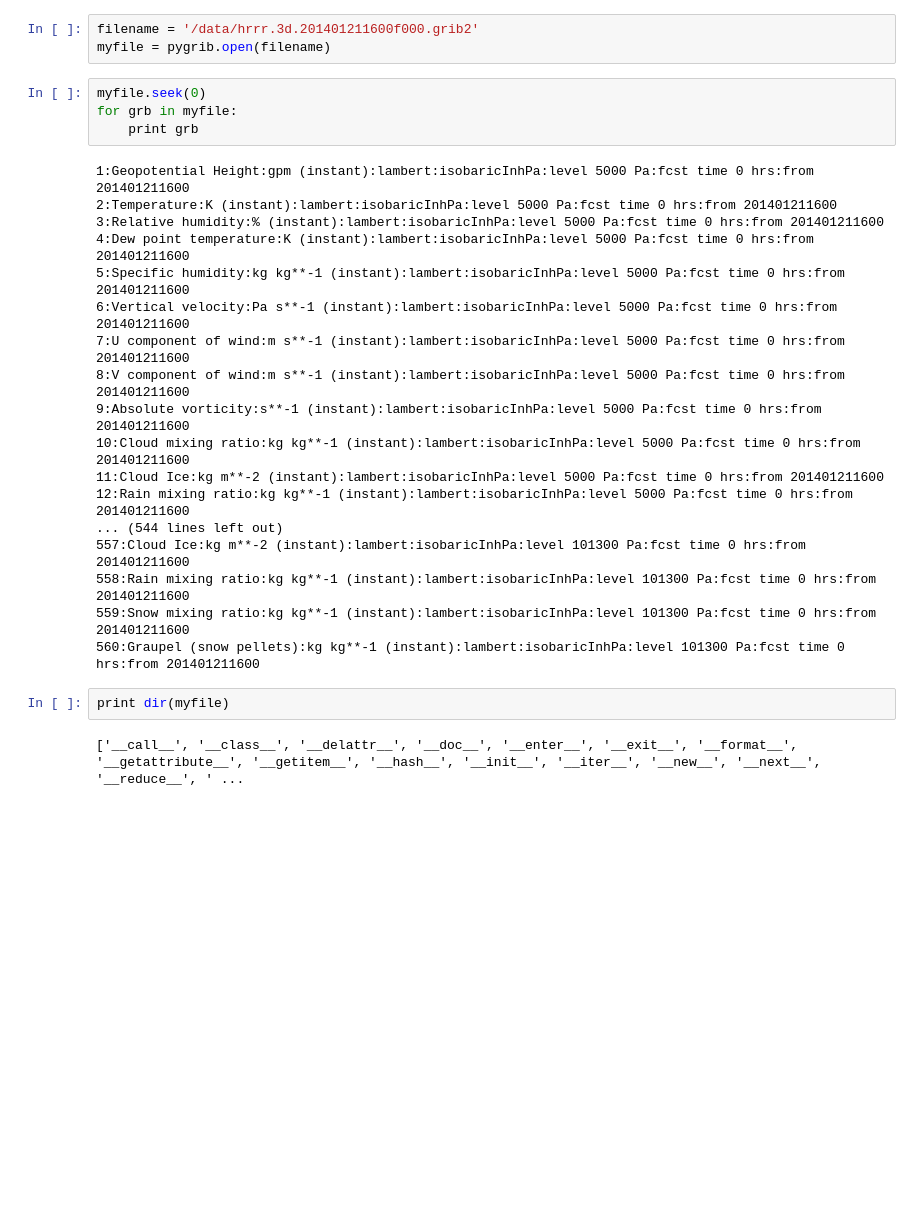
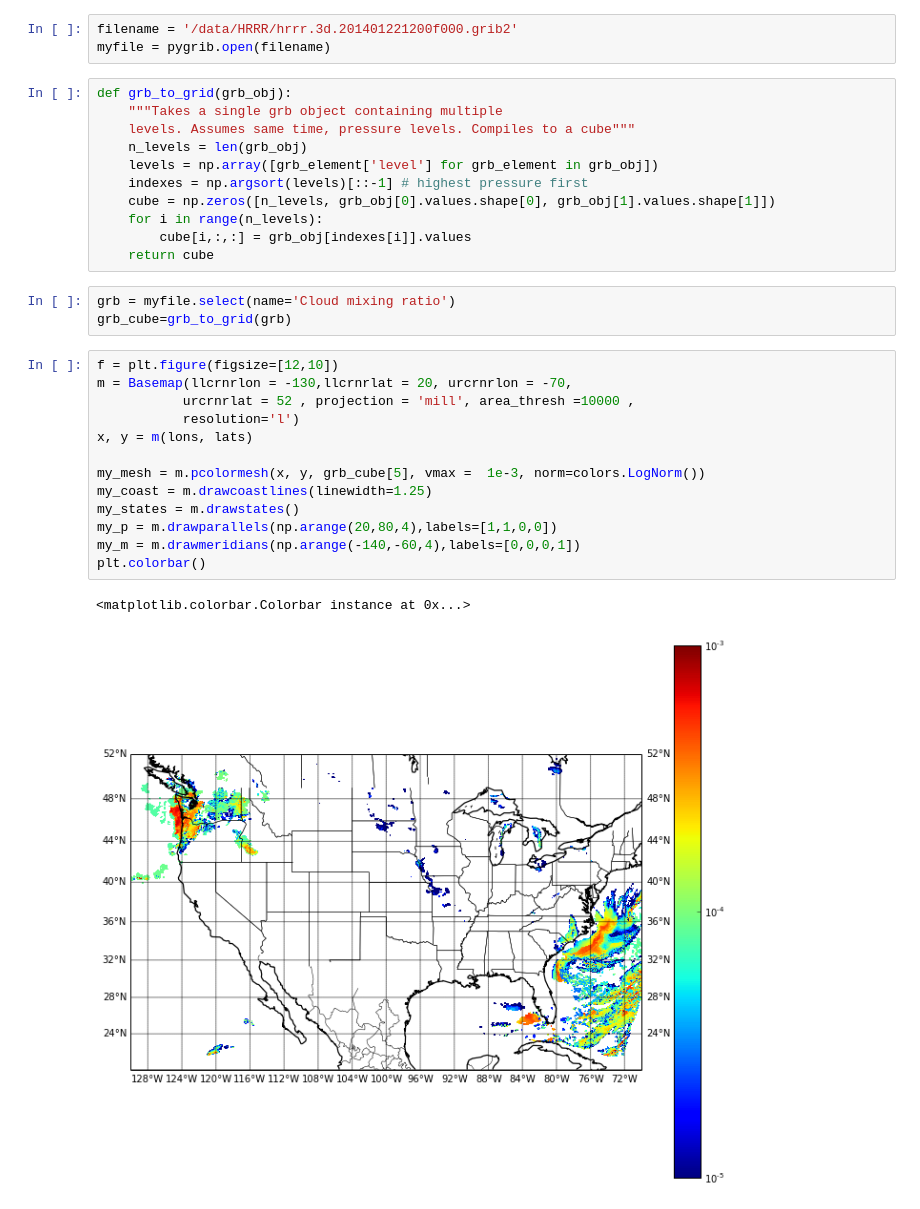
Before and after one commit to scollis/notebooks, a Jupyter notebook: HRRR Grib.ipynb, the cells around one changed output. Drawn from its saved outputs; the diff is of its cells as text; blank space fills up the shorter version.

Commit message:
HRRR exploration

```diff
--- a/HRRR Grib.ipynb
+++ b/HRRR Grib.ipynb
@@ -6,29 +9,33 @@ import numpy as np
 # %%
-filename = '/data/hrrr.3d.201401211600f000.grib2'
+filename = '/data/HRRR/hrrr.3d.201401221200f000.grib2'
 myfile = pygrib.open(filename)
-# %%
-myfile.seek(0)
-for grb in myfile:
-    print grb
-# %% [output]
-1:Geopotential Height:gpm (instant):lambert:isobaricInhPa:level 5000 Pa:fcst time 0 hrs:from 201401211600
-2:Temperature:K (instant):lambert:isobaricInhPa:level 5000 Pa:fcst time 0 hrs:from 201401211600
-3:Relative humidity:% (instant):lambert:isobaricInhPa:level 5000 Pa:fcst time 0 hrs:from 201401211600
-4:Dew point temperature:K (instant):lambert:isobaricInhPa:level 5000 Pa:fcst time 0 hrs:from 201401211600
-5:Specific humidity:kg kg**-1 (instant):lambert:isobaricInhPa:level 5000 Pa:fcst time 0 hrs:from 201401211600
-6:Vertical velocity:Pa s**-1 (instant):lambert:isobaricInhPa:level 5000 Pa:fcst time 0 hrs:from 201401211600
-7:U component of wind:m s**-1 (instant):lambert:isobaricInhPa:level 5000 Pa:fcst time 0 hrs:from 201401211600
-8:V component of wind:m s**-1 (instant):lambert:isobaricInhPa:level 5000 Pa:fcst time 0 hrs:from 201401211600
-9:Absolute vorticity:s**-1 (instant):lambert:isobaricInhPa:level 5000 Pa:fcst time 0 hrs:from 201401211600
-10:Cloud mixing ratio:kg kg**-1 (instant):lambert:isobaricInhPa:level 5000 Pa:fcst time 0 hrs:from 201401211600
-11:Cloud Ice:kg m**-2 (instant):lambert:isobaricInhPa:level 5000 Pa:fcst time 0 hrs:from 201401211600
-12:Rain mixing ratio:kg kg**-1 (instant):lambert:isobaricInhPa:level 5000 Pa:fcst time 0 hrs:from 201401211600
-... (544 lines left out)
-557:Cloud Ice:kg m**-2 (instant):lambert:isobaricInhPa:level 101300 Pa:fcst time 0 hrs:from 201401211600
-558:Rain mixing ratio:kg kg**-1 (instant):lambert:isobaricInhPa:level 101300 Pa:fcst time 0 hrs:from 201401211600
-559:Snow mixing ratio:kg kg**-1 (instant):lambert:isobaricInhPa:level 101300 Pa:fcst time 0 hrs:from 201401211600
-560:Graupel (snow pellets):kg kg**-1 (instant):lambert:isobaricInhPa:level 101300 Pa:fcst time 0 hrs:from 201401211600
-# %%
-print dir(myfile)
-# %% [output]
-['__call__', '__class__', '__delattr__', '__doc__', '__enter__', '__exit__', '__format__', '__getattribute__', '__getitem__', '__hash__', '__init__', '__iter__', '__new__', '__next__', '__reduce__', ' ...
+# %%
+def grb_to_grid(grb_obj):
+    """Takes a single grb object containing multiple
+    levels. Assumes same time, pressure levels. Compiles to a cube"""
+    n_levels = len(grb_obj)
+    levels = np.array([grb_element['level'] for grb_element in grb_obj])
+    indexes = np.argsort(levels)[::-1] # highest pressure first
+    cube = np.zeros([n_levels, grb_obj[0].values.shape[0], grb_obj[1].values.shape[1]])
+    for i in range(n_levels):
+        cube[i,:,:] = grb_obj[indexes[i]].values
+    return cube
+# %%
+grb = myfile.select(name='Cloud mixing ratio')
+grb_cube=grb_to_grid(grb)
+# %%
+f = plt.figure(figsize=[12,10])
+m = Basemap(llcrnrlon = -130,llcrnrlat = 20, urcrnrlon = -70,
+           urcrnrlat = 52 , projection = 'mill', area_thresh =10000 ,
+           resolution='l')
+x, y = m(lons, lats)
+
+my_mesh = m.pcolormesh(x, y, grb_cube[5], vmax =  1e-3, norm=colors.LogNorm())
+my_coast = m.drawcoastlines(linewidth=1.25)
+my_states = m.drawstates()
+my_p = m.drawparallels(np.arange(20,80,4),labels=[1,1,0,0])
+my_m = m.drawmeridians(np.arange(-140,-60,4),labels=[0,0,0,1])
+plt.colorbar()
+# %% [output]
+<matplotlib.colorbar.Colorbar instance at 0x...>
+[figure, added]
```
Also changed, not shown: parts of 6 cells of this notebook.
